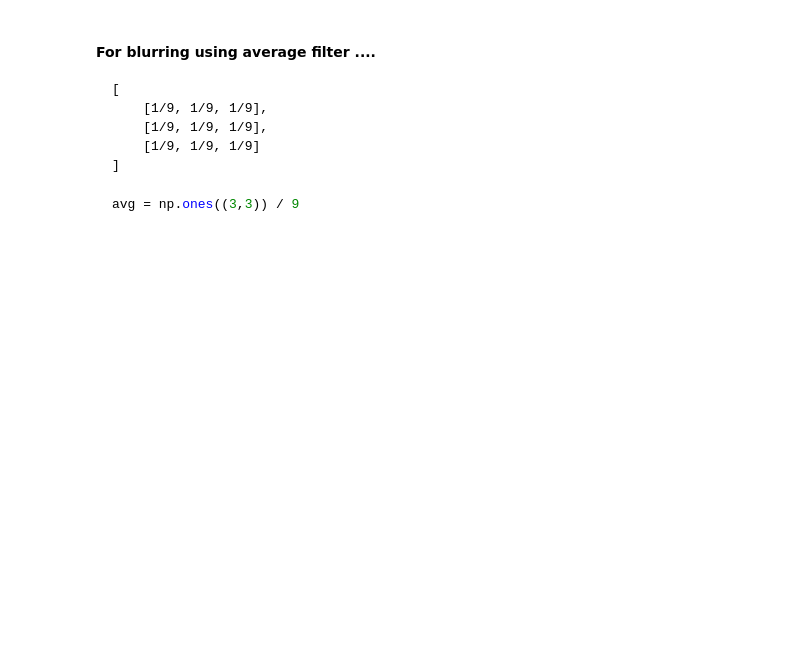
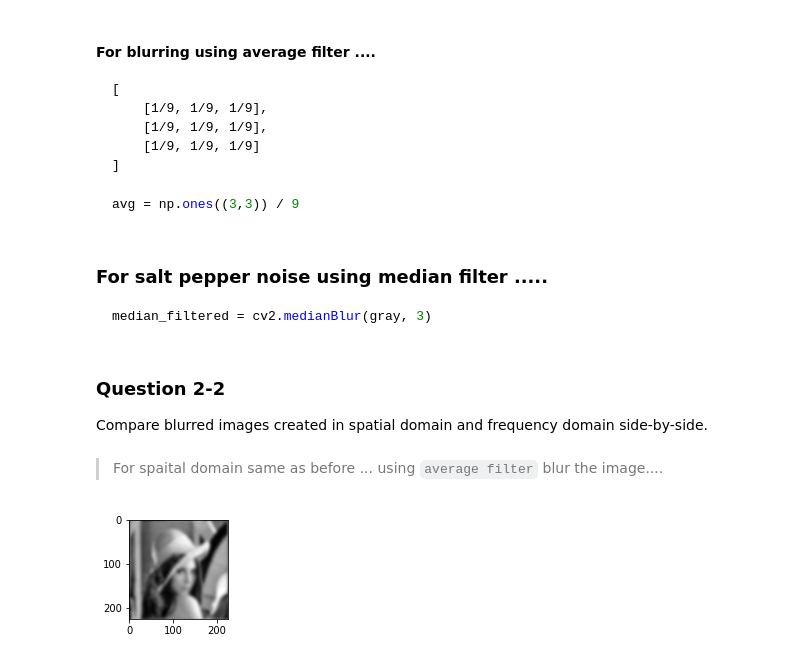
Before and after one commit to Nahid-Hassan/cseru-labs, a Jupyter notebook: image-processing/lab-exams/All.ipynb, the cells around one changed output. Saved outputs shown, nothing was run; the diff lists cells and outputs as text; code cells hidden in the pictures; blank space fills up the shorter version.

````diff
--- a/image-processing/lab-exams/All.ipynb
+++ b/image-processing/lab-exams/All.ipynb
@@ -104,3 +104,48 @@ blurred image.
 ```py
 avg = np.ones((3,3)) / 9
 ```
+# %% [markdown]
+### For salt pepper noise using median filter .....
+
+```py
+median_filtered = cv2.medianBlur(gray, 3)
+```
+# %% [markdown]
+### Question 2-2
+
+Compare blurred images created in spatial domain and frequency domain side-by-side.
+# %% [markdown]
+> For spaital domain same as before ... using `average filter` blur the image....
+# %%
+## Solution code for frequency domain
+
+import matplotlib.pyplot as plt
+import numpy as np
+import cv2
+
+img_path = "lenna.jpeg"
+img = plt.imread(img_path)
+gray = cv2.cvtColor(img, cv2.COLOR_RGB2GRAY)
+
+g = np.fft.fft2(gray)
+g_shift = np.fft.fftshift(g)
+
+M, N = gray.shape       # M->Row, N->Col
+H = np.zeros((M, N), dtype=np.float32)
+
+# parameter D0 control the shape of our gaussian filter.
+
+D0 = 10   # cut off frequency
+for u in range(M):
+    for v in range(N):
+        D = np.sqrt((u - M/2) ** 2 + (v - N/2) ** 2)
+        H[u, v] = np.exp((-D**2) / (2 * D0 * D0))
+
+
+# low pass
+plt.subplot(2,1,1)
+plt.imshow(np.abs(np.fft.ifft2(np.fft.ifftshift(g_shift * H))), cmap='gray')
+
+plt.show()
+# %% [output]
+[figure, added]
````
